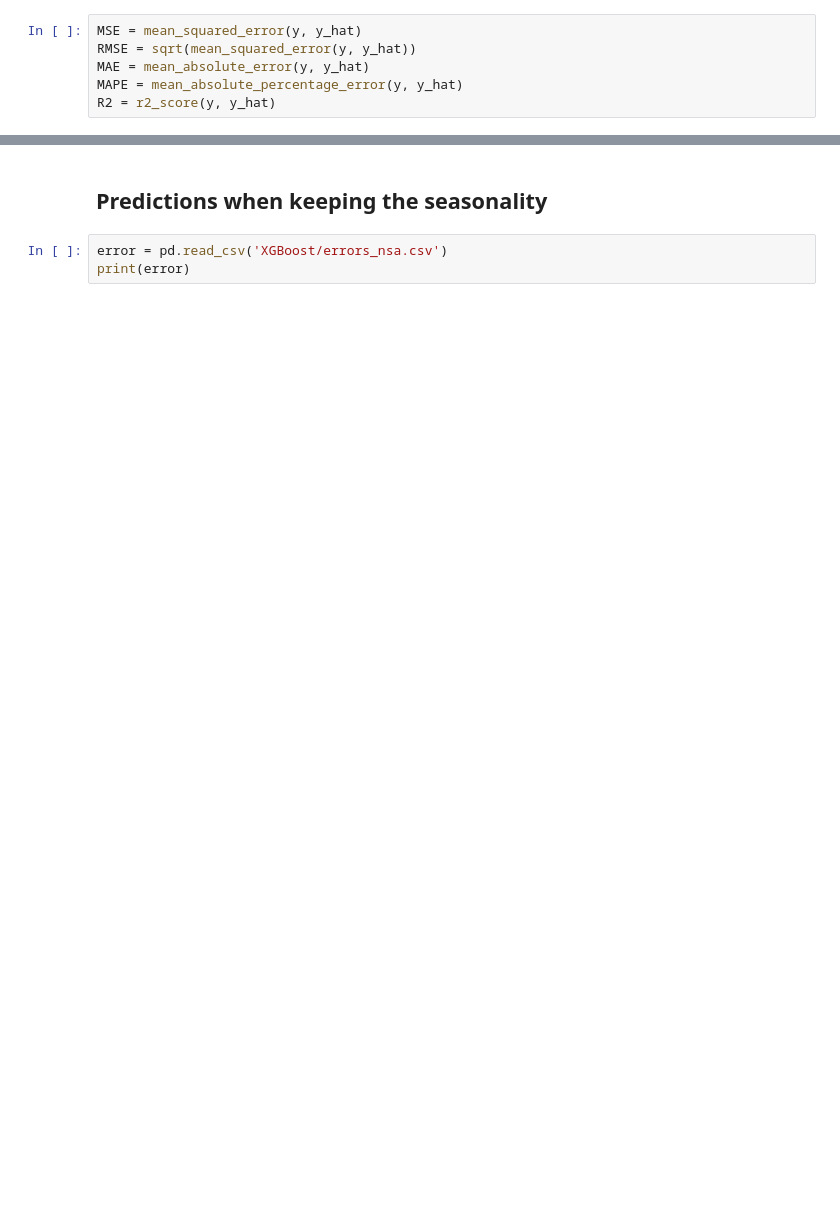
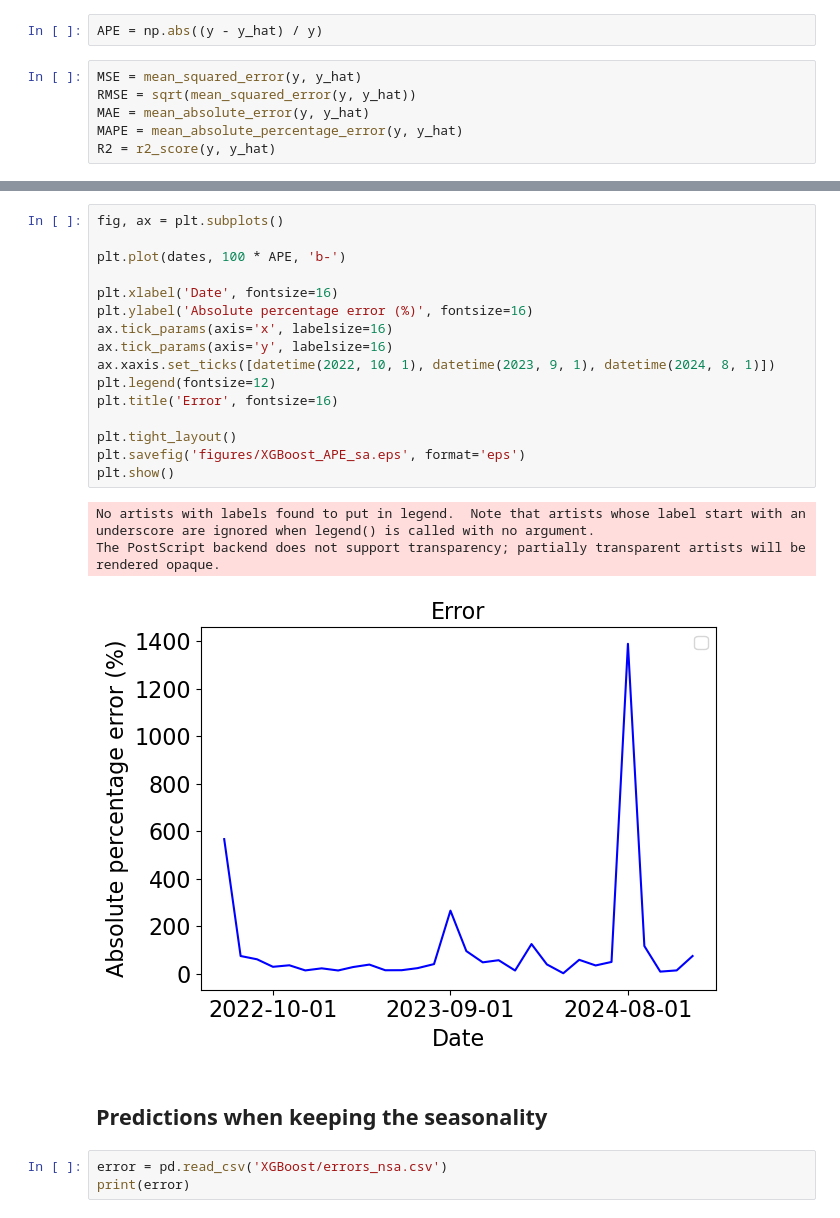
Before and after one commit to ArianeDucellier/forecasting, a Jupyter notebook: XGBoost.ipynb, the cells around one changed output, grey strips where cells are left out. Cells and saved outputs as stored; diff of their text form; blank space fills up the shorter version.

```diff
--- a/XGBoost.ipynb
+++ b/XGBoost.ipynb
@@ -62,3 +73,5 @@ features_sa = [('sales_raw', 1),
+# %%
+APE = np.abs((y - y_hat) / y)
 # %%
 MSE = mean_squared_error(y, y_hat)
 RMSE = sqrt(mean_squared_error(y, y_hat))
@@ -88,3 +101,23 @@ The PostScript backend does not support transparency; partially transparent arti
+# %%
+fig, ax = plt.subplots()
+
+plt.plot(dates, 100 * APE, 'b-')
+
+plt.xlabel('Date', fontsize=16)
+plt.ylabel('Absolute percentage error (%)', fontsize=16)
+ax.tick_params(axis='x', labelsize=16)
+ax.tick_params(axis='y', labelsize=16)
+ax.xaxis.set_ticks([datetime(2022, 10, 1), datetime(2023, 9, 1), datetime(2024, 8, 1)])
+plt.legend(fontsize=12)
+plt.title('Error', fontsize=16)
+
+plt.tight_layout()
+plt.savefig('figures/XGBoost_APE_sa.eps', format='eps')
+plt.show()
+# %% [output]
+No artists with labels found to put in legend.  Note that artists whose label start with an underscore are ignored when legend() is called with no argument.
+The PostScript backend does not support transparency; partially transparent artists will be rendered opaque.
+[figure, added]
 # %% [markdown]
 ## Predictions when keeping the seasonality
 # %%
```
Also changed, not shown: parts of 12 cells of this notebook, 48 other files.
